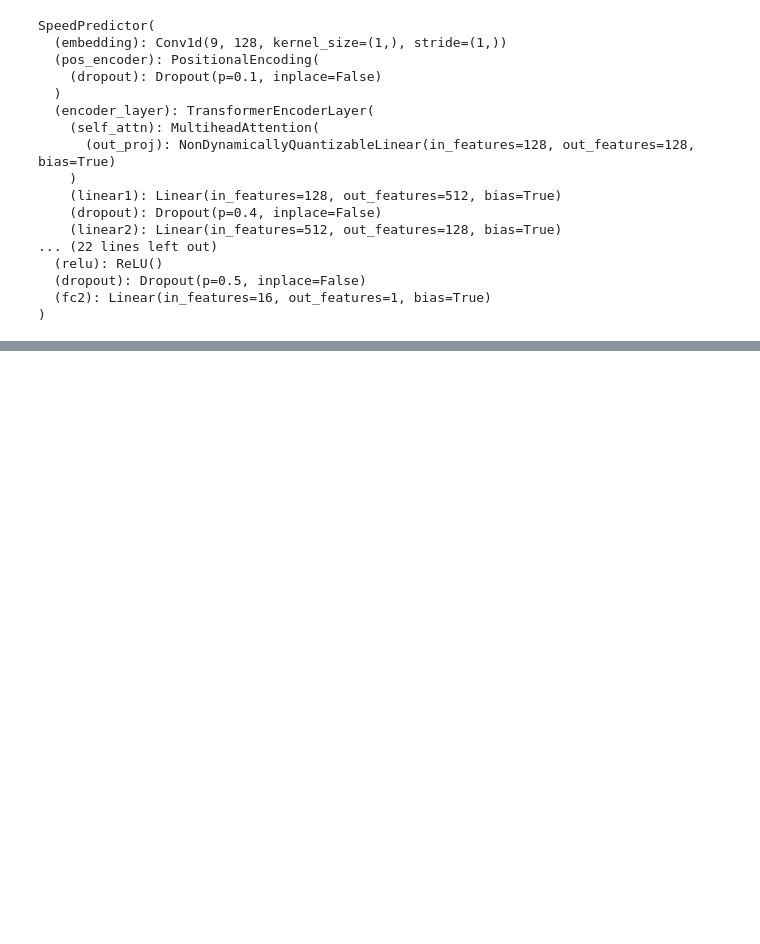
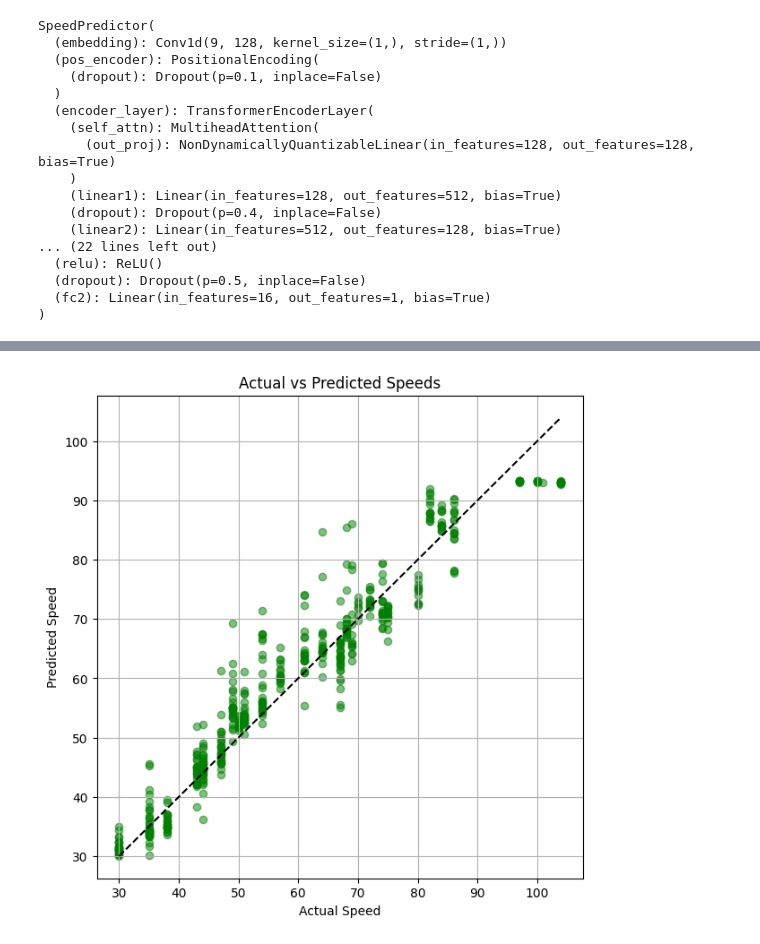
Before and after one commit to saikrishna1108/Vehicle-Speed-Estimation-Using-RNNs-and-Transformers, a Jupyter notebook: Transformers/Transformer_Regression_seq_35.ipynb, the cells around one changed output, grey strips where cells are left out. Cells and saved outputs as stored; diff of their text form; code cells hidden in the pictures; blank space fills up the shorter version.

```diff
--- a/Transformers/Transformer_Regression_seq_35.ipynb
+++ b/Transformers/Transformer_Regression_seq_35.ipynb
@@ -381,0 +415,11 @@ Predicted: 46.9947, Actual: 43.0000
+# %%
+plt.figure(figsize=(7, 7))
+plt.scatter(actuals, predictions, color='green', alpha=0.5)  # Adjust transparency with alpha
+plt.title('Actual vs Predicted Speeds')
+plt.xlabel('Actual Speed')
+plt.ylabel('Predicted Speed')
+plt.grid(True)
+plt.plot([min(actuals), max(actuals)], [min(actuals), max(actuals)], 'k--')  # Diagonal line for reference
+plt.show()
+# %% [output]
+[figure, added]
```
Also changed, not shown: parts of 6 cells of this notebook.
